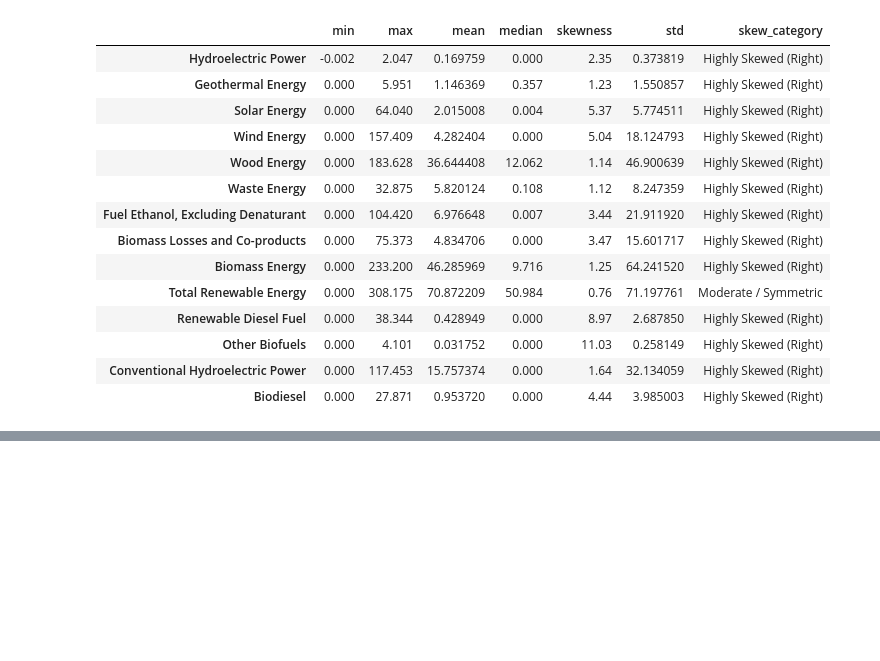
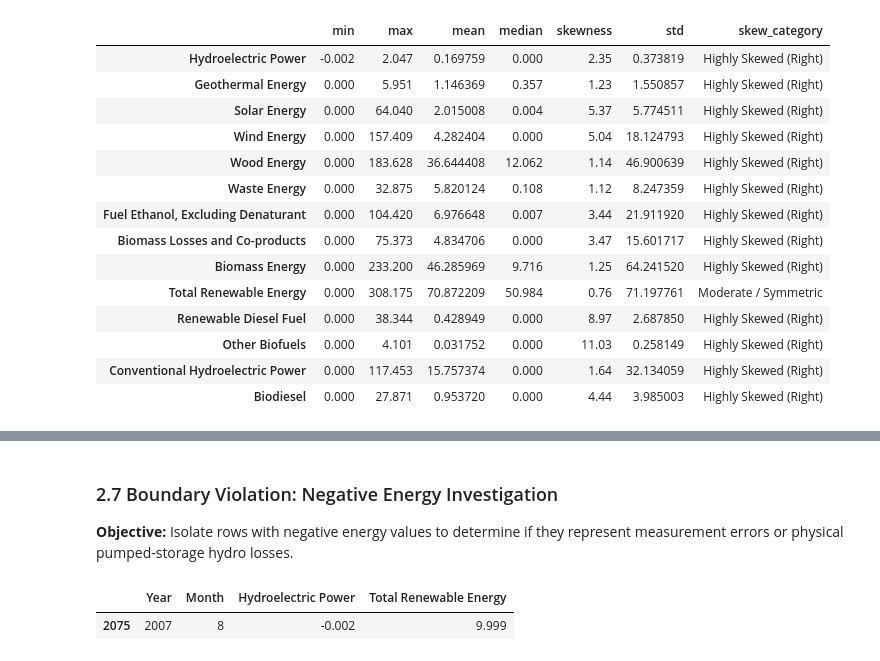
Before and after one commit to MichaelB232/41_IF-D_KataAnissaBebas, a Jupyter notebook: notebooks/01_data_understanding.ipynb, the cells around one changed output, grey strips where cells are left out. Cells and saved outputs as stored; diff of their text form; code cells hidden in the pictures; blank space fills up the shorter version.

```diff
--- a/notebooks/01_data_understanding.ipynb
+++ b/notebooks/01_data_understanding.ipynb
@@ -149,0 +247,9 @@ num_stats
+# %% [markdown]
+### 2.7 Boundary Violation: Negative Energy Investigation
+**Objective:** Isolate rows with negative energy values to determine if they represent measurement errors or physical pumped-storage hydro losses.
+# %%
+negative_rows = raw_df[raw_df['Hydroelectric Power'] < 0]
+negative_rows[['Year','Month','Hydroelectric Power','Total Renewable Energy']]
+# %% [output]
+|  | Year | Month | Hydroelectric Power | Total Renewable Energy |
+| 2075 | 2007 | 8 | -0.002 | 9.999 |
```
Also changed, not shown: parts of 8 cells of this notebook.
